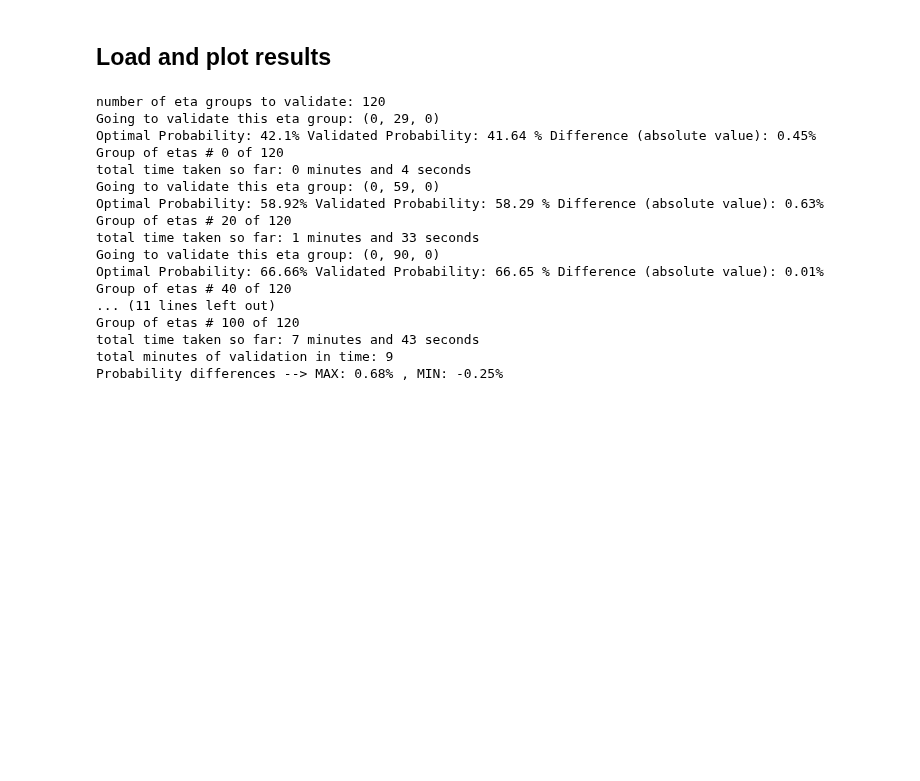
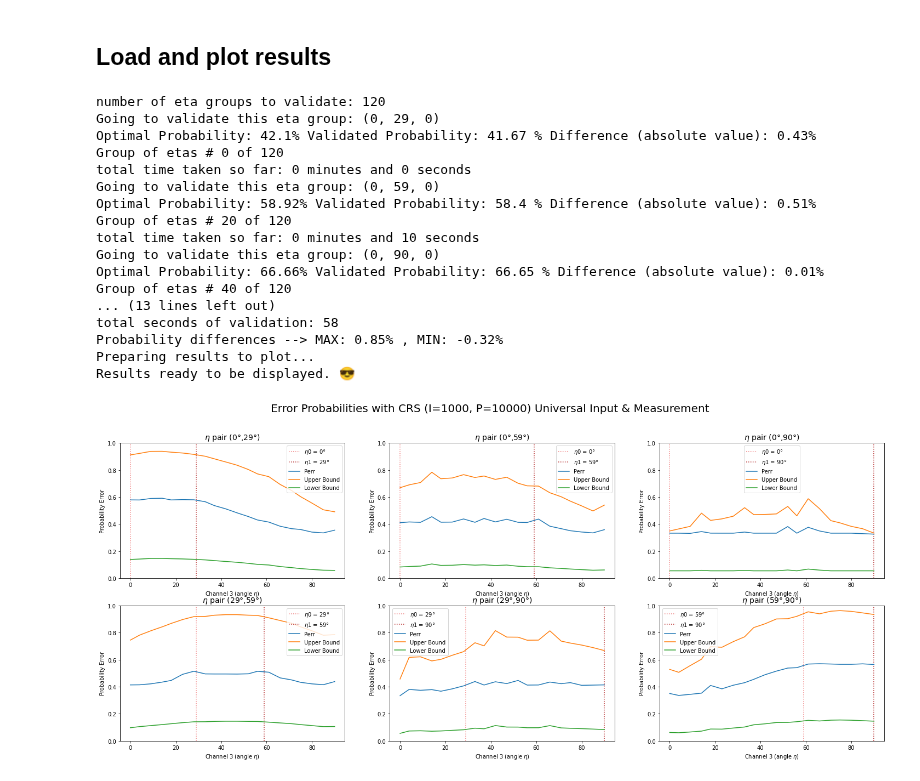
Before and after one commit to iamtxena/quantum-channel-discrimination, a Jupyter notebook: src/3-etas-results-analysis-validation.ipynb, the cells around one changed output. Drawn from its saved outputs; the diff is of its cells as text; code cells hidden in the pictures; blank space fills up the shorter version.

Commit message:
plotting validated results

```diff
--- a/src/3-etas-results-analysis-validation.ipynb
+++ b/src/3-etas-results-analysis-validation.ipynb
@@ -21,22 +22,22 @@ path = 'results/'
 # %%
 results = GlobalOptimizationResultsFullUniversal.load_results(file_name=filename,path=path)
 # %%
-results.validate_optimal_configurations(plays=1000000)
+results.validate_optimal_configurations(plays=100000)
 # %% [output]
 number of eta groups to validate: 120
 Going to validate this eta group: (0, 29, 0)
-Optimal Probability: 42.1% Validated Probability: 41.64 % Difference (absolute value): 0.45%
+Optimal Probability: 42.1% Validated Probability: 41.67 % Difference (absolute value): 0.43%
 Group of etas # 0 of 120
-total time taken so far: 0 minutes and 4 seconds
+total time taken so far: 0 minutes and 0 seconds
 Going to validate this eta group: (0, 59, 0)
-Optimal Probability: 58.92% Validated Probability: 58.29 % Difference (absolute value): 0.63%
+Optimal Probability: 58.92% Validated Probability: 58.4 % Difference (absolute value): 0.51%
 Group of etas # 20 of 120
-total time taken so far: 1 minutes and 33 seconds
+total time taken so far: 0 minutes and 10 seconds
 Going to validate this eta group: (0, 90, 0)
 Optimal Probability: 66.66% Validated Probability: 66.65 % Difference (absolute value): 0.01%
 Group of etas # 40 of 120
-... (11 lines left out)
-Group of etas # 100 of 120
-total time taken so far: 7 minutes and 43 seconds
-total minutes of validation in time: 9
-Probability differences --> MAX: 0.68% , MIN: -0.25%
+... (13 lines left out)
+total seconds of validation: 58
+Probability differences --> MAX: 0.85% , MIN: -0.32%
+Preparing results to plot...
+Results ready to be displayed. 😎
@@ -42,0 +48,4 @@ Probability differences --> MAX: 0.68% , MIN: -0.25%
+# %%
+results.plot_3channel_results('CRS (I=1000, P=10000) Universal Input & Measurement')
+# %% [output]
+[figure, added]
```
Also changed, not shown: parts of 4 cells of this notebook, 6 other files.
